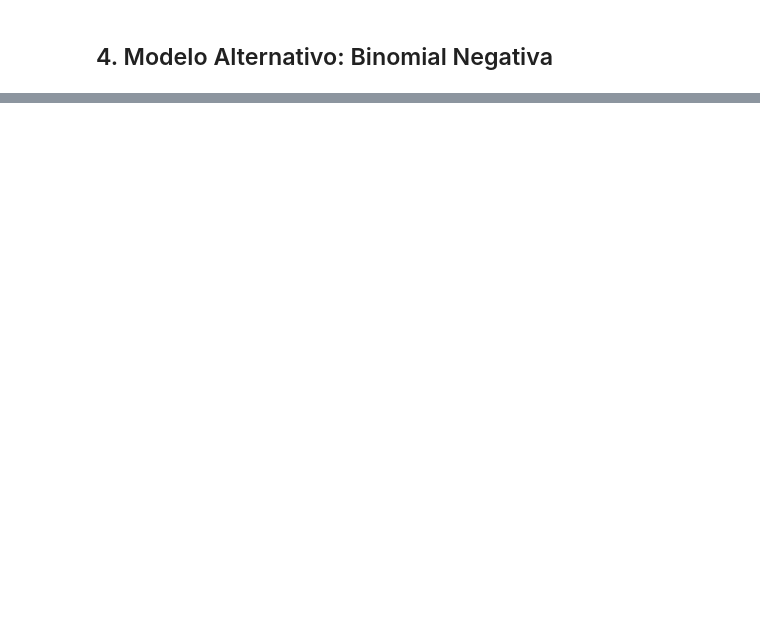
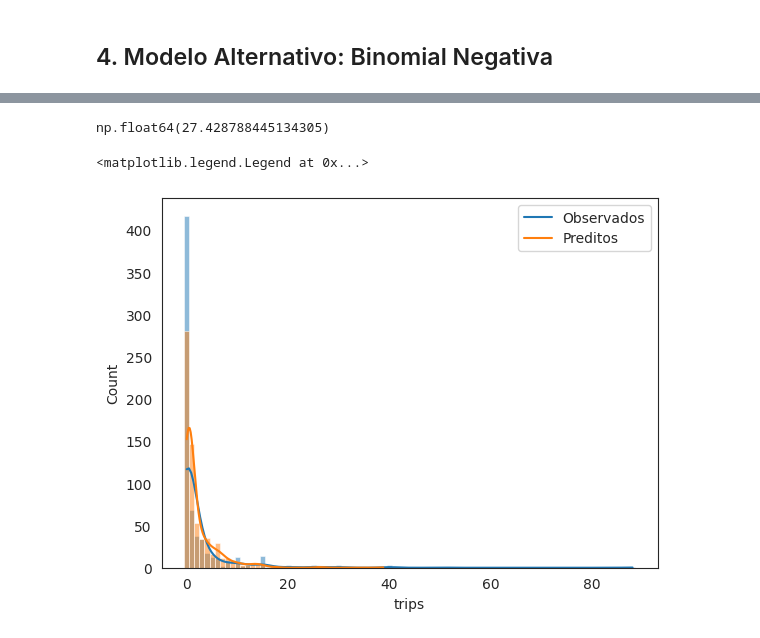
Before and after one commit to scrocha/modelagem-estatistica-A2, a Jupyter notebook: trabalho.ipynb, the cells around one changed output, grey strips where cells are left out. Drawn from its saved outputs; the diff is of its cells as text; code cells hidden in the pictures; blank space fills up the shorter version.

Commit message:
add modelo alternativo de bonimial negativa

```diff
--- a/trabalho.ipynb
+++ b/trabalho.ipynb
@@ -775,3 +783,10 @@ Notes:
 [2] Standard Errors assume that the covariance matrix of the errors is correctly specified.
 # %% [markdown]
 ## 4. Modelo Alternativo: Binomial Negativa
+# %%
+neg_binomial_model = smf.glm(
+    formula="trips ~ quality * costS_log * (userfee + ski)",
+    data=data_correlation,
+    family=sm.families.NegativeBinomial(alpha=0.05),
+).fit()
+print(neg_binomial_model.summary())
@@ -777,0 +811,23 @@ Notes:
+# %%
+preds = neg_binomial_model.fittedvalues
+# %%
+np.mean((preds - data_correlation["trips"]) ** 2)
+# %% [output]
+np.float64(27.428788445134305)
+# %%
+sns.histplot(
+    data_correlation["trips"],
+    kde=True,
+    discrete=True,
+)
+
+sns.histplot(
+    preds,
+    kde=True,
+    discrete=True,
+)
+
+plt.legend(["Observados", "Preditos"])
+# %% [output]
+<matplotlib.legend.Legend at 0x...>
+[figure, added]
```
Also changed, not shown: parts of 7 cells of this notebook.
